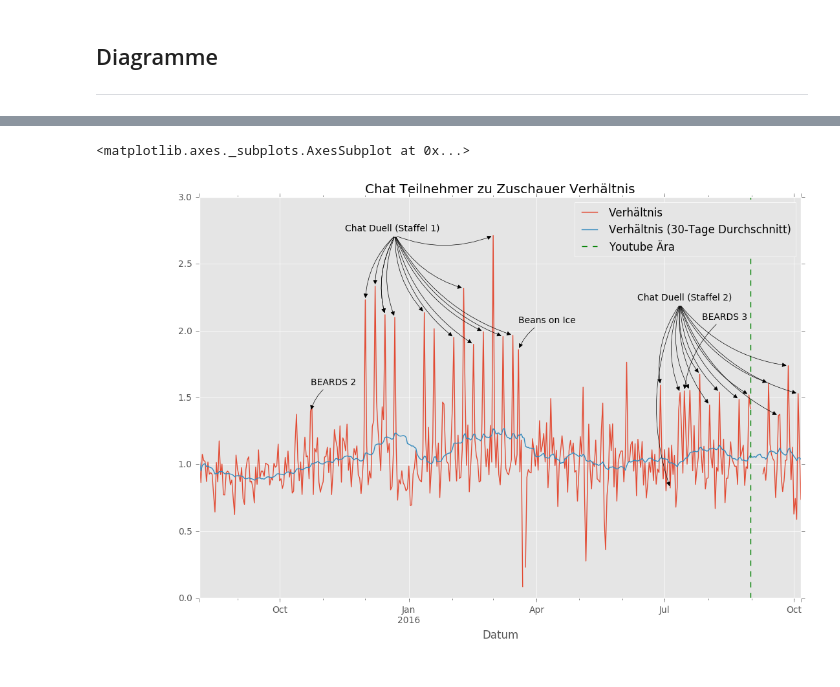
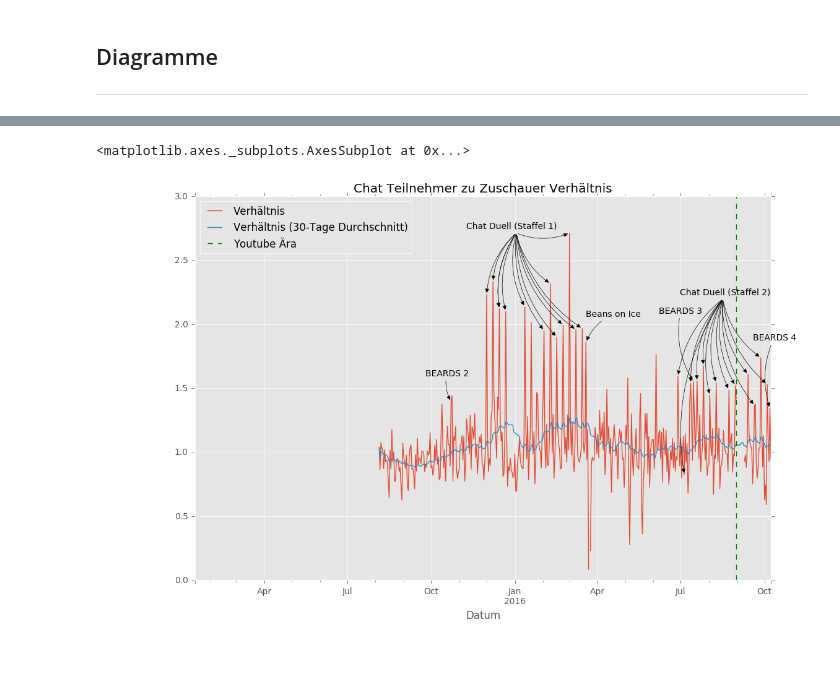
Before and after one commit to rbtvstats/rbtvstats, a Jupyter notebook: notebooks/chat.ipynb, the cells around one changed output, grey strips where cells are left out. Cells and saved outputs as stored; diff of their text form; code cells hidden in the pictures.

```diff
--- a/notebooks/chat.ipynb
+++ b/notebooks/chat.ipynb
@@ -195,3 +89,14 @@ liveMean
 # %% [markdown]
 ## Diagramme
 ___
+# %%
+#join chat data
+joinedChatData = liveMean.join(chatMessages).join(chatParticipants)
+
+#participants/viewers ratio
+joinedChatData['ratio'] = joinedChatData['participants'] / joinedChatData['viewers']
+
+#30-day mean
+joinedChatData['ratio_30d_mean'] = joinedChatData['ratio'].rolling(window=30, min_periods=1).mean()
+
+joinedChatData
@@ -388,11 +333,0 @@ plot
-# %%
-#join chat data
-joinedChatData = chatParticipants.join(liveMean)
-
-#participants/viewers ratio
-joinedChatData['ratio'] = joinedChatData['participants'] / joinedChatData['viewers']
-
-#30-day mean
-joinedChatData['ratio_30d_mean'] = joinedChatData['ratio'].rolling(window=30, min_periods=1).mean()
-
-joinedChatData
@@ -422,7 +337,7 @@ plot.set_xlabel('Datum')
 
 plot.axvline(datetime.datetime(2016, 8, 31, 23, 59, 59), color='g', linestyle='--', label='Youtube Ära')
 
-legend = plot.legend(loc=1)
+legend = plot.legend(loc=0)
 legend.get_texts()[0].set_text('Verhältnis')
 legend.get_texts()[1].set_text('Verhältnis (30-Tage Durchschnitt)')
 
@@ -434,47 +349,54 @@ arrowStyle = dict(arrowstyle="-|>",
                   color = 'black')
 
 #annotate chat duell (season 1)
-plot.annotate('Chat Duell (Staffel 1)', xy=(0.35, 0.89), xycoords='figure fraction')
+plot.annotate('Chat Duell (Staffel 1)', xy=(0.52, 0.89), xycoords='figure fraction')
 for date in chatDuellDates1:
     datapoint = joinedChatData.loc[date]
     plot.annotate('',
                   xy=(date, datapoint['ratio']), xycoords='data',
-                  xytext=(0.42, 0.88), textcoords='figure fraction',
+                  xytext=(0.59, 0.88), textcoords='figure fraction',
                   arrowprops=arrowStyle)
 
 #annotate chat duell (season 2)
-plot.annotate('Chat Duell (Staffel 2)', xy=(0.76, 0.75), xycoords='figure fraction')
+plot.annotate('Chat Duell (Staffel 2)', xy=(0.82, 0.75), xycoords='figure fraction')
 for date in chatDuellDates2:
     datapoint = joinedChatData.loc[date]
     plot.annotate('',
                   xy=(date, datapoint['ratio']), xycoords='data',
-                  xytext=(0.82, 0.74), textcoords='figure fraction',
+                  xytext=(0.88, 0.74), textcoords='figure fraction',
                   arrowprops=arrowStyle)
 
 #annotate beans on rice
 date = '2016-03-19'
 datapoint = joinedChatData.loc[date]
 plot.annotate('Beans on Ice',
               xy=(date, datapoint['ratio']), xycoords='data',
               xytext=(0, 30), textcoords='offset points',
               arrowprops=arrowStyle)
 
 #annotate beards
 date = '2015-10-23'
 datapoint = joinedChatData.loc[date]
 plot.annotate('BEARDS 2',
               xy=(date, datapoint['ratio']), xycoords='data',
-              xytext=(0, 30), textcoords='offset points',
+              xytext=(-30, 30), textcoords='offset points',
               arrowprops=arrowStyle)
 
 date = '2016-07-15'
 datapoint = joinedChatData.loc[date]
 plot.annotate('BEARDS 3',
               xy=(date, datapoint['ratio']), xycoords='data',
-              xytext=(20, 80), textcoords='offset points',
+              xytext=(-40, 80), textcoords='offset points',
+              arrowprops=arrowStyle)
+
+date = '2016-10-07'
+datapoint = joinedChatData.loc[date]
+plot.annotate('BEARDS 4',
+              xy=(date, datapoint['ratio']), xycoords='data',
+              xytext=(-20, 80), textcoords='offset points',
               arrowprops=arrowStyle)
 
 plot
 # %% [output]
 <matplotlib.axes._subplots.AxesSubplot at 0x...>
-[figure, old version]
+[figure, new version]
```
Also changed, not shown: parts of 12 cells of this notebook, 6 other files.
